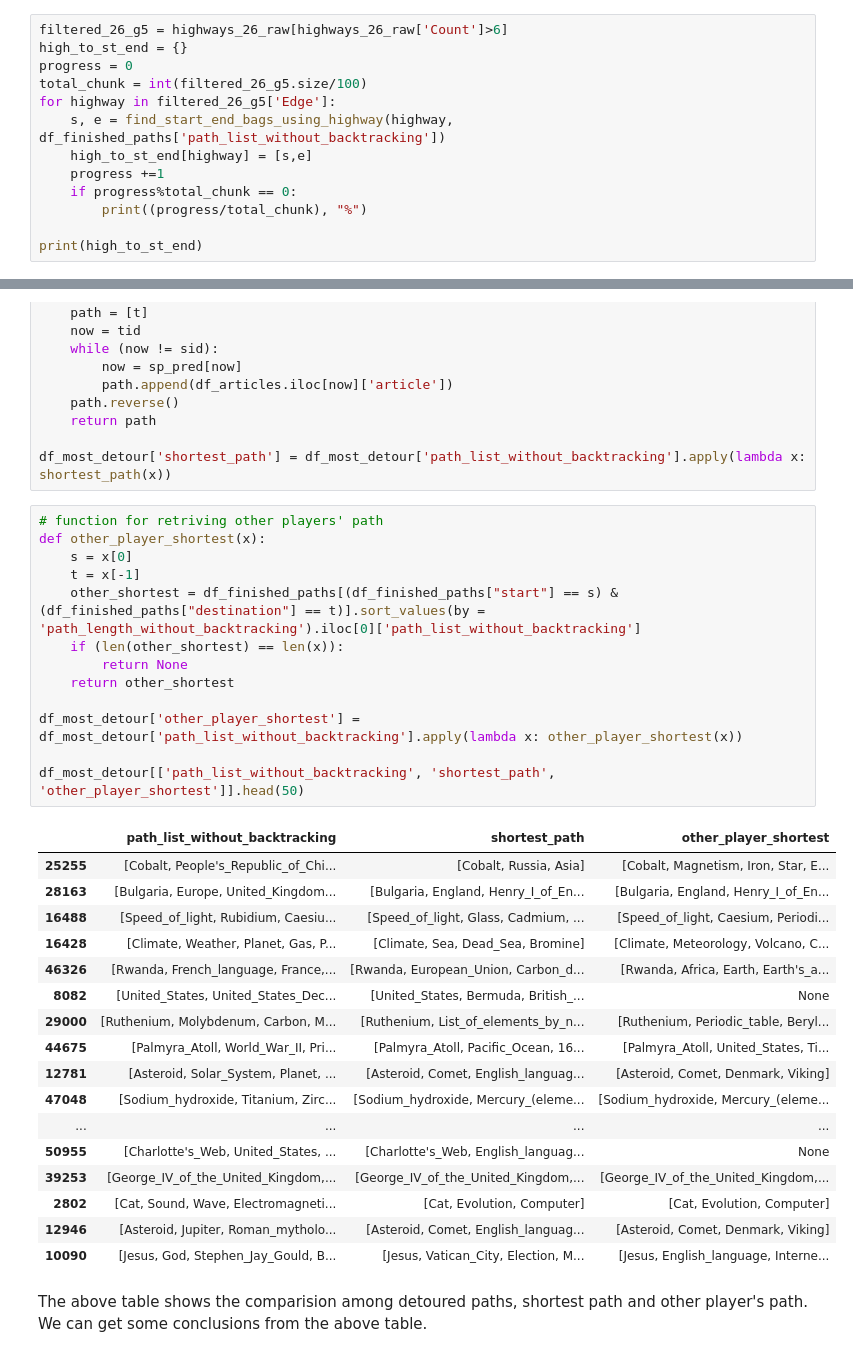
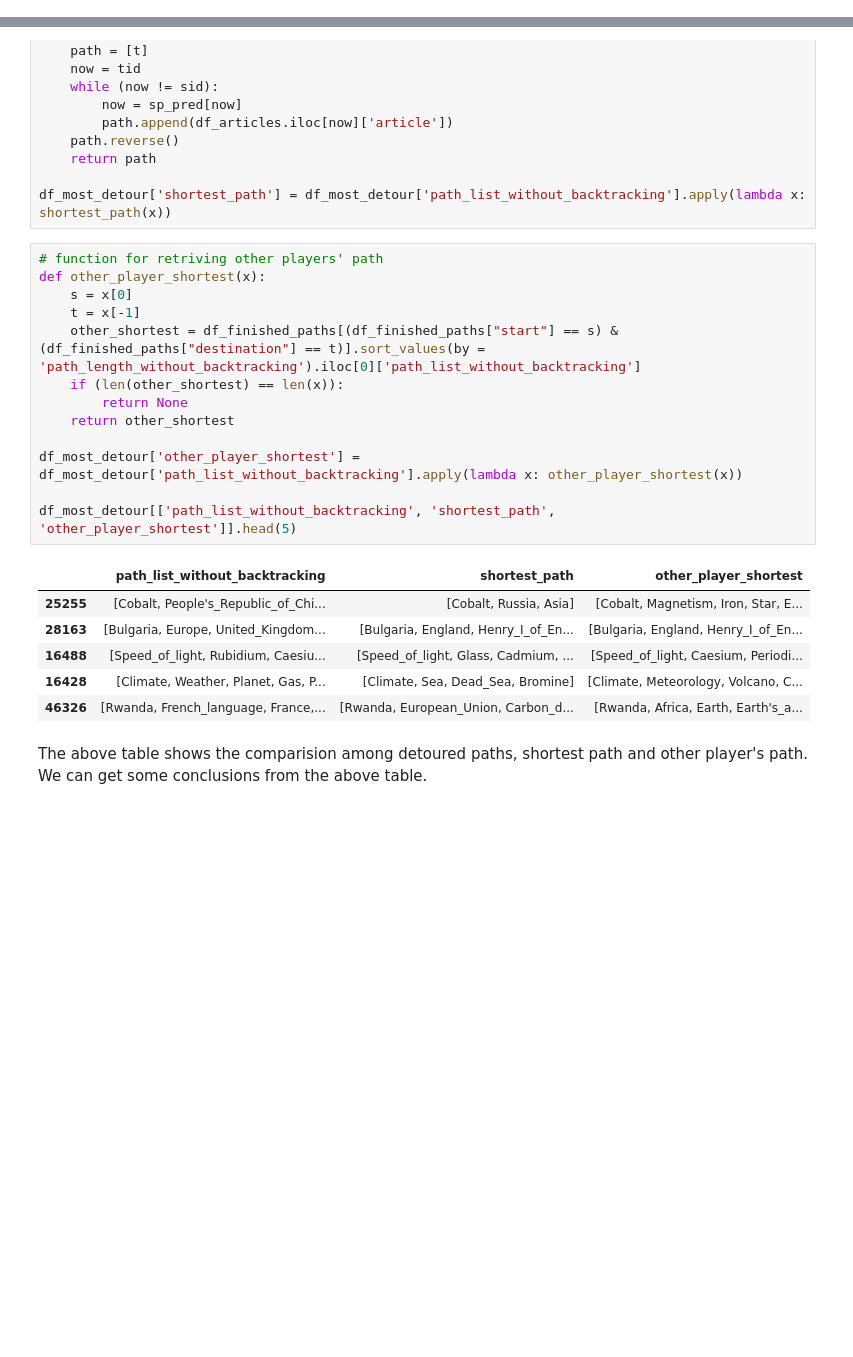
Before and after one commit to epfl-ada/ada-2022-project-hltw, a Jupyter notebook: P2 copy.ipynb, the cells around one changed output, grey strips where cells are left out. Cells and saved outputs as stored; diff of their text form; blank space fills up the shorter version.

```diff
--- a/P2 copy.ipynb
+++ b/P2 copy.ipynb
@@ -727,13 +589,0 @@ Let's count from around 4 or more count since we still have some values
-# %%
-filtered_26_g5 = highways_26_raw[highways_26_raw['Count']>6]
-high_to_st_end = {}
-progress = 0
-total_chunk = int(filtered_26_g5.size/100)
-for highway in filtered_26_g5['Edge']:
-    s, e = find_start_end_bags_using_highway(highway, df_finished_paths['path_list_without_backtracking'])
-    high_to_st_end[highway] = [s,e]
-    progress +=1
-    if progress%total_chunk == 0:
-        print((progress/total_chunk), "%")
-
-print(high_to_st_end)
@@ -936,34 +755,23 @@ df_most_detour['shortest_path'] = df_most_detour['path_list_without_backtracking
 # %%
 # function for retriving other players' path
 def other_player_shortest(x):
     s = x[0]
     t = x[-1]
     other_shortest = df_finished_paths[(df_finished_paths["start"] == s) & (df_finished_paths["destination"] == t)].sort_values(by = 'path_length_without_backtracking').iloc[0]['path_list_without_backtracking']
     if (len(other_shortest) == len(x)):
         return None
     return other_shortest
 
 df_most_detour['other_player_shortest'] = df_most_detour['path_list_without_backtracking'].apply(lambda x: other_player_shortest(x))
 
-df_most_detour[['path_list_without_backtracking', 'shortest_path', 'other_player_shortest']].head(50)
+df_most_detour[['path_list_without_backtracking', 'shortest_path', 'other_player_shortest']].head(5)
 # %% [output]
 |  | path_list_without_backtracking | shortest_path | other_player_shortest |
 | 25255 | [Cobalt, People's_Republic_of_Chi... | [Cobalt, Russia, Asia] | [Cobalt, Magnetism, Iron, Star, E... |
 | 28163 | [Bulgaria, Europe, United_Kingdom... | [Bulgaria, England, Henry_I_of_En... | [Bulgaria, England, Henry_I_of_En... |
 | 16488 | [Speed_of_light, Rubidium, Caesiu... | [Speed_of_light, Glass, Cadmium, ... | [Speed_of_light, Caesium, Periodi... |
 | 16428 | [Climate, Weather, Planet, Gas, P... | [Climate, Sea, Dead_Sea, Bromine] | [Climate, Meteorology, Volcano, C... |
 | 46326 | [Rwanda, French_language, France,... | [Rwanda, European_Union, Carbon_d... | [Rwanda, Africa, Earth, Earth's_a... |
-| 8082 | [United_States, United_States_Dec... | [United_States, Bermuda, British_... | None |
-| 29000 | [Ruthenium, Molybdenum, Carbon, M... | [Ruthenium, List_of_elements_by_n... | [Ruthenium, Periodic_table, Beryl... |
-| 44675 | [Palmyra_Atoll, World_War_II, Pri... | [Palmyra_Atoll, Pacific_Ocean, 16... | [Palmyra_Atoll, United_States, Ti... |
-| 12781 | [Asteroid, Solar_System, Planet, ... | [Asteroid, Comet, English_languag... | [Asteroid, Comet, Denmark, Viking] |
-| 47048 | [Sodium_hydroxide, Titanium, Zirc... | [Sodium_hydroxide, Mercury_(eleme... | [Sodium_hydroxide, Mercury_(eleme... |
-| ... | ... | ... | ... |
-| 50955 | [Charlotte's_Web, United_States, ... | [Charlotte's_Web, English_languag... | None |
-| 39253 | [George_IV_of_the_United_Kingdom,... | [George_IV_of_the_United_Kingdom,... | [George_IV_of_the_United_Kingdom,... |
-| 2802 | [Cat, Sound, Wave, Electromagneti... | [Cat, Evolution, Computer] | [Cat, Evolution, Computer] |
-| 12946 | [Asteroid, Jupiter, Roman_mytholo... | [Asteroid, Comet, English_languag... | [Asteroid, Comet, Denmark, Viking] |
-| 10090 | [Jesus, God, Stephen_Jay_Gould, B... | [Jesus, Vatican_City, Election, M... | [Jesus, English_language, Interne... |
 # %% [markdown]
 The above table shows the comparision among detoured paths, shortest path and other player's path.
 We can get some conclusions from the above table.
```
Also changed, not shown: parts of 32 cells of this notebook, 1 other file.
